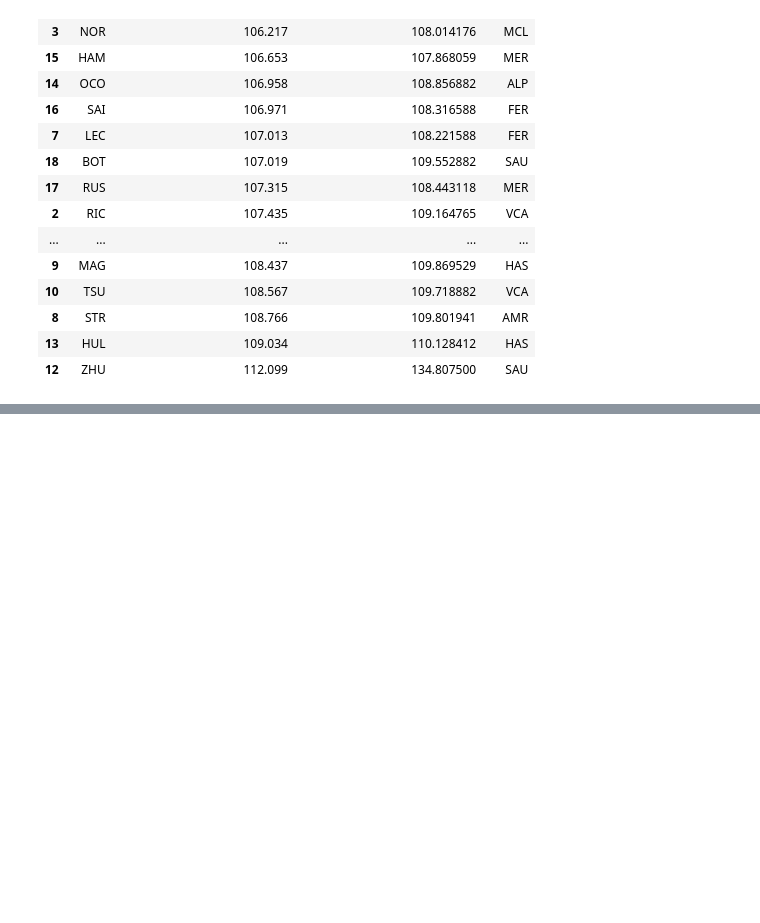
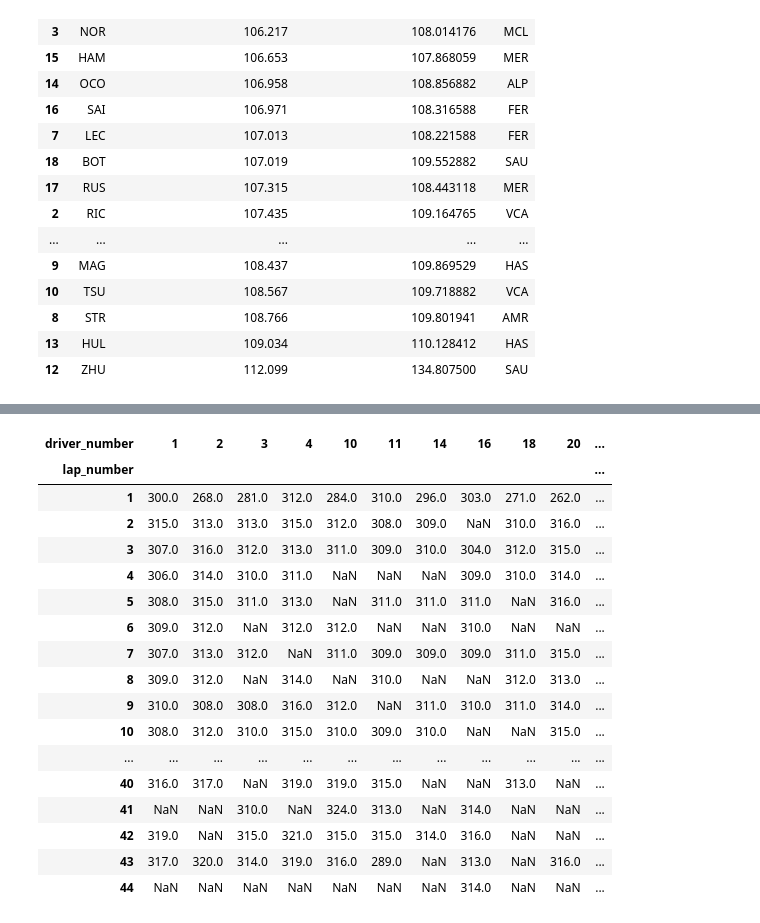
Before and after one commit to burakgurhan/f1_data_visualization, a Jupyter notebook: F1_Data_Visualization.ipynb, the cells around one changed output, grey strips where cells are left out. Cells and saved outputs as stored; diff of their text form; code cells hidden in the pictures; blank space fills up the shorter version.

```diff
--- a/F1_Data_Visualization.ipynb
+++ b/F1_Data_Visualization.ipynb
@@ -420,0 +416,27 @@ SyntaxError: invalid syntax (2317141644.py, line 18)
+# %%
+speed_trap_df = pd.pivot_table(df,
+    index="lap_number",
+    columns="driver_number",
+    values="st_speed",
+    sort=True
+)
+speed_trap_df
+# %% [output]
+| driver_number | 1 | 2 | 3 | 4 | 10 | 11 | 14 | 16 | 18 | 20 | ... |
+| lap_number |  |  |  |  |  |  |  |  |  |  | ... |
+| 1 | 300.0 | 268.0 | 281.0 | 312.0 | 284.0 | 310.0 | 296.0 | 303.0 | 271.0 | 262.0 | ... |
+| 2 | 315.0 | 313.0 | 313.0 | 315.0 | 312.0 | 308.0 | 309.0 | NaN | 310.0 | 316.0 | ... |
+| 3 | 307.0 | 316.0 | 312.0 | 313.0 | 311.0 | 309.0 | 310.0 | 304.0 | 312.0 | 315.0 | ... |
+| 4 | 306.0 | 314.0 | 310.0 | 311.0 | NaN | NaN | NaN | 309.0 | 310.0 | 314.0 | ... |
+| 5 | 308.0 | 315.0 | 311.0 | 313.0 | NaN | 311.0 | 311.0 | 311.0 | NaN | 316.0 | ... |
+| 6 | 309.0 | 312.0 | NaN | 312.0 | 312.0 | NaN | NaN | 310.0 | NaN | NaN | ... |
+| 7 | 307.0 | 313.0 | 312.0 | NaN | 311.0 | 309.0 | 309.0 | 309.0 | 311.0 | 315.0 | ... |
+| 8 | 309.0 | 312.0 | NaN | 314.0 | NaN | 310.0 | NaN | NaN | 312.0 | 313.0 | ... |
+| 9 | 310.0 | 308.0 | 308.0 | 316.0 | 312.0 | NaN | 311.0 | 310.0 | 311.0 | 314.0 | ... |
+| 10 | 308.0 | 312.0 | 310.0 | 315.0 | 310.0 | 309.0 | 310.0 | NaN | NaN | 315.0 | ... |
+| ... | ... | ... | ... | ... | ... | ... | ... | ... | ... | ... | ... |
+| 40 | 316.0 | 317.0 | NaN | 319.0 | 319.0 | 315.0 | NaN | NaN | 313.0 | NaN | ... |
+| 41 | NaN | NaN | 310.0 | NaN | 324.0 | 313.0 | NaN | 314.0 | NaN | NaN | ... |
+| 42 | 319.0 | NaN | 315.0 | 321.0 | 315.0 | 315.0 | 314.0 | 316.0 | NaN | NaN | ... |
+| 43 | 317.0 | 320.0 | 314.0 | 319.0 | 316.0 | 289.0 | NaN | 313.0 | NaN | 316.0 | ... |
+| 44 | NaN | NaN | NaN | NaN | NaN | NaN | NaN | 314.0 | NaN | NaN | ... |
```
Also changed, not shown: parts of 3 cells of this notebook.
